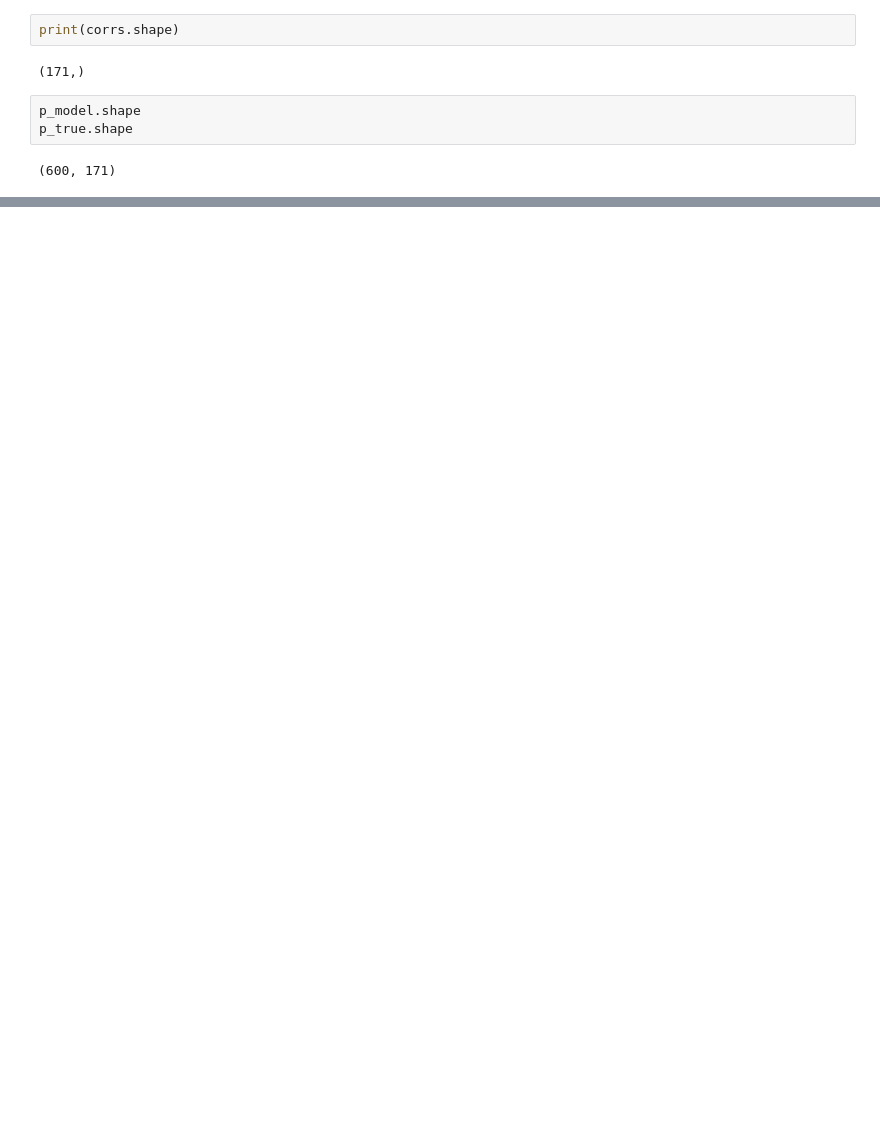
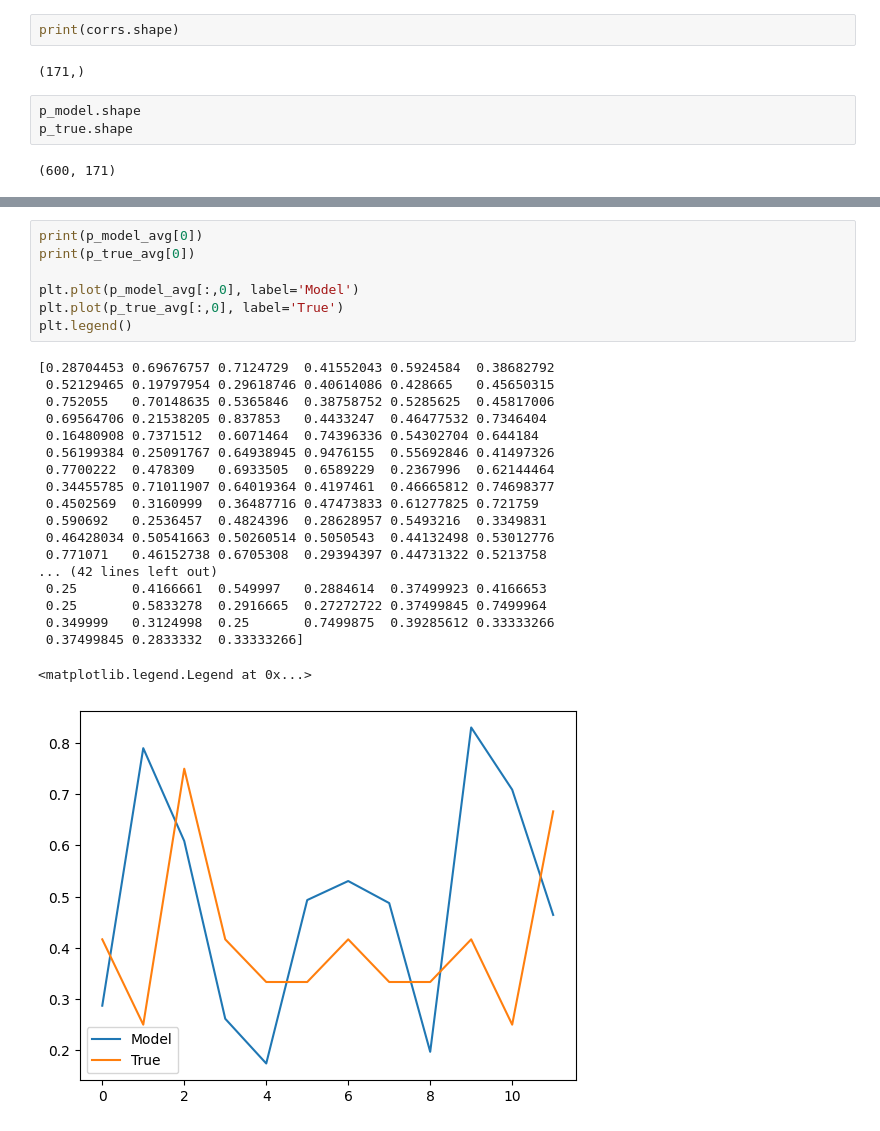
Before and after one commit to mariakesa/MouseViT, a Jupyter notebook: explore.ipynb, the cells around one changed output, grey strips where cells are left out. Drawn from its saved outputs; the diff is of its cells as text; blank space fills up the shorter version.

```diff
--- a/explore.ipynb
+++ b/explore.ipynb
@@ -441,0 +528,27 @@ plt.legend()
+# %%
+print(p_model_avg[0])
+print(p_true_avg[0])
+
+plt.plot(p_model_avg[:,0], label='Model')
+plt.plot(p_true_avg[:,0], label='True')
+plt.legend()
+# %% [output]
+[0.28704453 0.69676757 0.7124729  0.41552043 0.5924584  0.38682792
+ 0.52129465 0.19797954 0.29618746 0.40614086 0.428665   0.45650315
+ 0.752055   0.70148635 0.5365846  0.38758752 0.5285625  0.45817006
+ 0.69564706 0.21538205 0.837853   0.4433247  0.46477532 0.7346404
+ 0.16480908 0.7371512  0.6071464  0.74396336 0.54302704 0.644184
+ 0.56199384 0.25091767 0.64938945 0.9476155  0.55692846 0.41497326
+ 0.7700222  0.478309   0.6933505  0.6589229  0.2367996  0.62144464
+ 0.34455785 0.71011907 0.64019364 0.4197461  0.46665812 0.74698377
+ 0.4502569  0.3160999  0.36487716 0.47473833 0.61277825 0.721759
+ 0.590692   0.2536457  0.4824396  0.28628957 0.5493216  0.3349831
+ 0.46428034 0.50541663 0.50260514 0.5050543  0.44132498 0.53012776
+ 0.771071   0.46152738 0.6705308  0.29394397 0.44731322 0.5213758
+... (42 lines left out)
+ 0.25       0.4166661  0.549997   0.2884614  0.37499923 0.4166653
+ 0.25       0.5833278  0.2916665  0.27272722 0.37499845 0.7499964
+ 0.349999   0.3124998  0.25       0.7499875  0.39285612 0.33333266
+ 0.37499845 0.2833332  0.33333266]
+<matplotlib.legend.Legend at 0x...>
+[figure, added]
```
Also changed, not shown: parts of 7 cells of this notebook, 4 other files.
